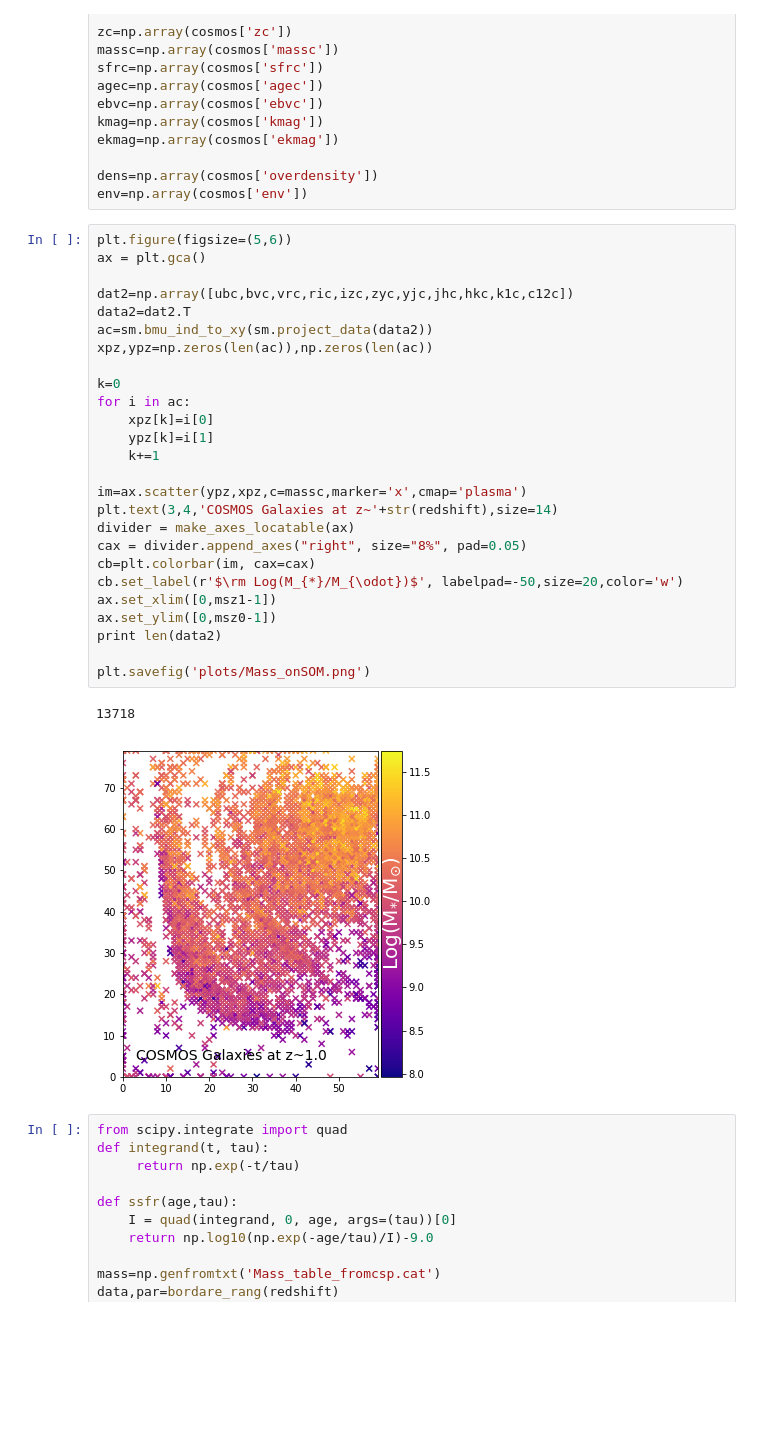
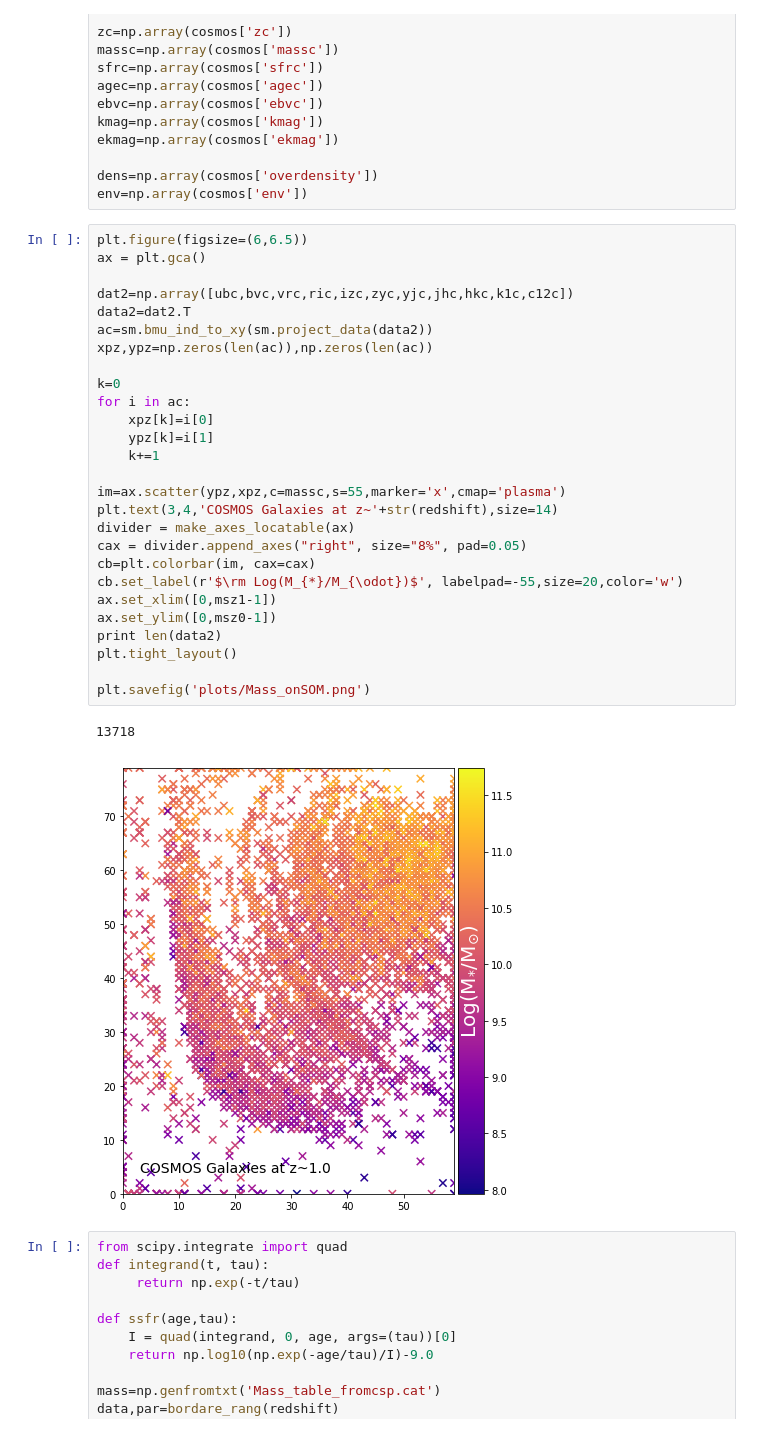
Before and after one commit to xoubish/SOMfit, a Jupyter notebook: SOM_BC03_models_z1.ipynb, the cells around one changed output. Cells and saved outputs as stored; diff of their text form; blank space fills up the shorter version.

```diff
--- a/SOM_BC03_models_z1.ipynb
+++ b/SOM_BC03_models_z1.ipynb
@@ -172,34 +172,35 @@ ekmag=np.array(cosmos['ekmag'])
 dens=np.array(cosmos['overdensity'])
 env=np.array(cosmos['env'])
 # %%
-plt.figure(figsize=(5,6))
+plt.figure(figsize=(6,6.5))
 ax = plt.gca()
 
 dat2=np.array([ubc,bvc,vrc,ric,izc,zyc,yjc,jhc,hkc,k1c,c12c])
 data2=dat2.T
 ac=sm.bmu_ind_to_xy(sm.project_data(data2))
 xpz,ypz=np.zeros(len(ac)),np.zeros(len(ac))
 
 k=0
 for i in ac:
     xpz[k]=i[0]
     ypz[k]=i[1]
     k+=1
 
-im=ax.scatter(ypz,xpz,c=massc,marker='x',cmap='plasma')
+im=ax.scatter(ypz,xpz,c=massc,s=55,marker='x',cmap='plasma')
 plt.text(3,4,'COSMOS Galaxies at z~'+str(redshift),size=14)
 divider = make_axes_locatable(ax)
 cax = divider.append_axes("right", size="8%", pad=0.05)
 cb=plt.colorbar(im, cax=cax)
-cb.set_label(r'$\rm Log(M_{*}/M_{\odot})$', labelpad=-50,size=20,color='w')
+cb.set_label(r'$\rm Log(M_{*}/M_{\odot})$', labelpad=-55,size=20,color='w')
 ax.set_xlim([0,msz1-1])
 ax.set_ylim([0,msz0-1])
 print len(data2)
+plt.tight_layout()
 
 plt.savefig('plots/Mass_onSOM.png')
 # %% [output]
 13718
-[figure, old version]
+[figure, new version]
 # %%
 from scipy.integrate import quad
 def integrand(t, tau):
```
Also changed, not shown: parts of 8 cells of this notebook, 13 other files.
